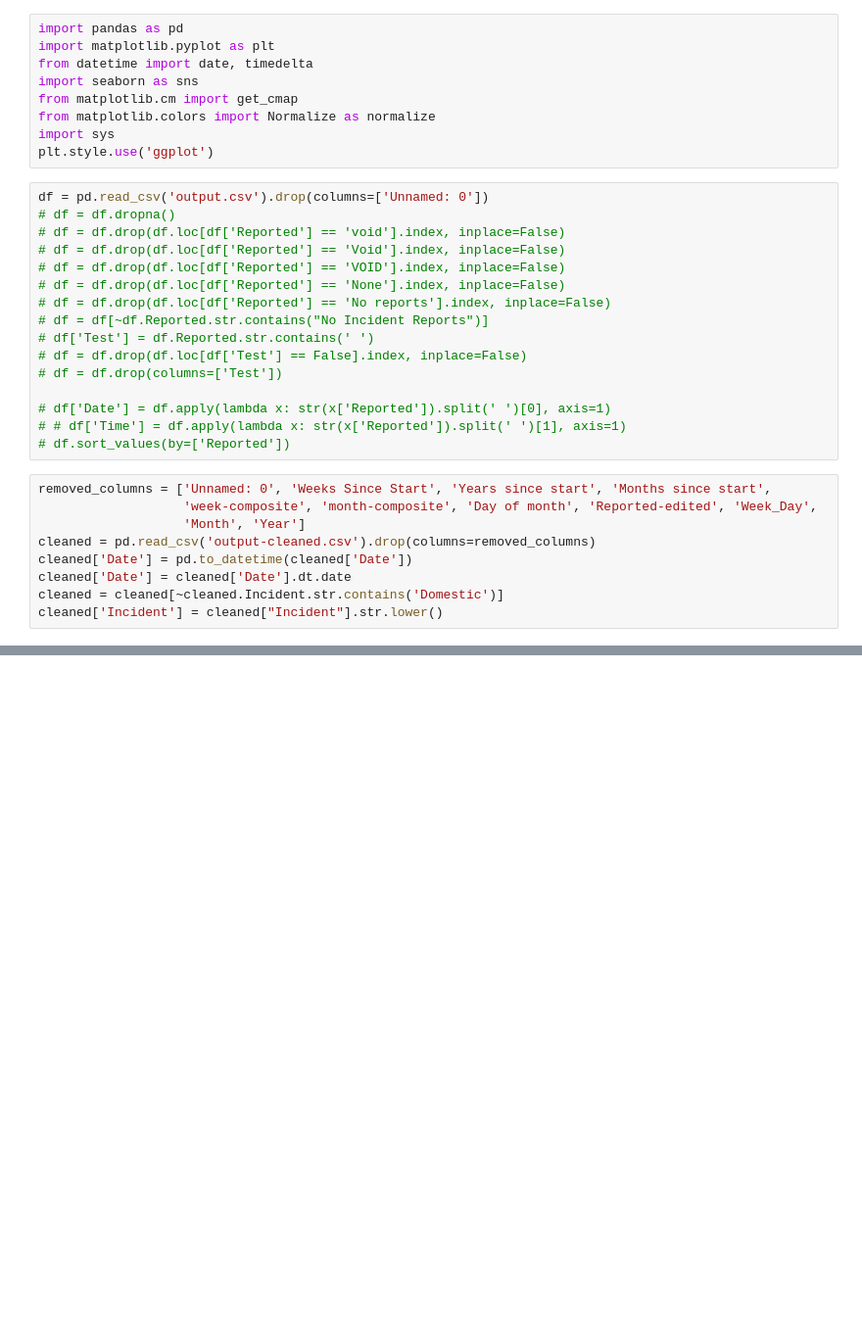
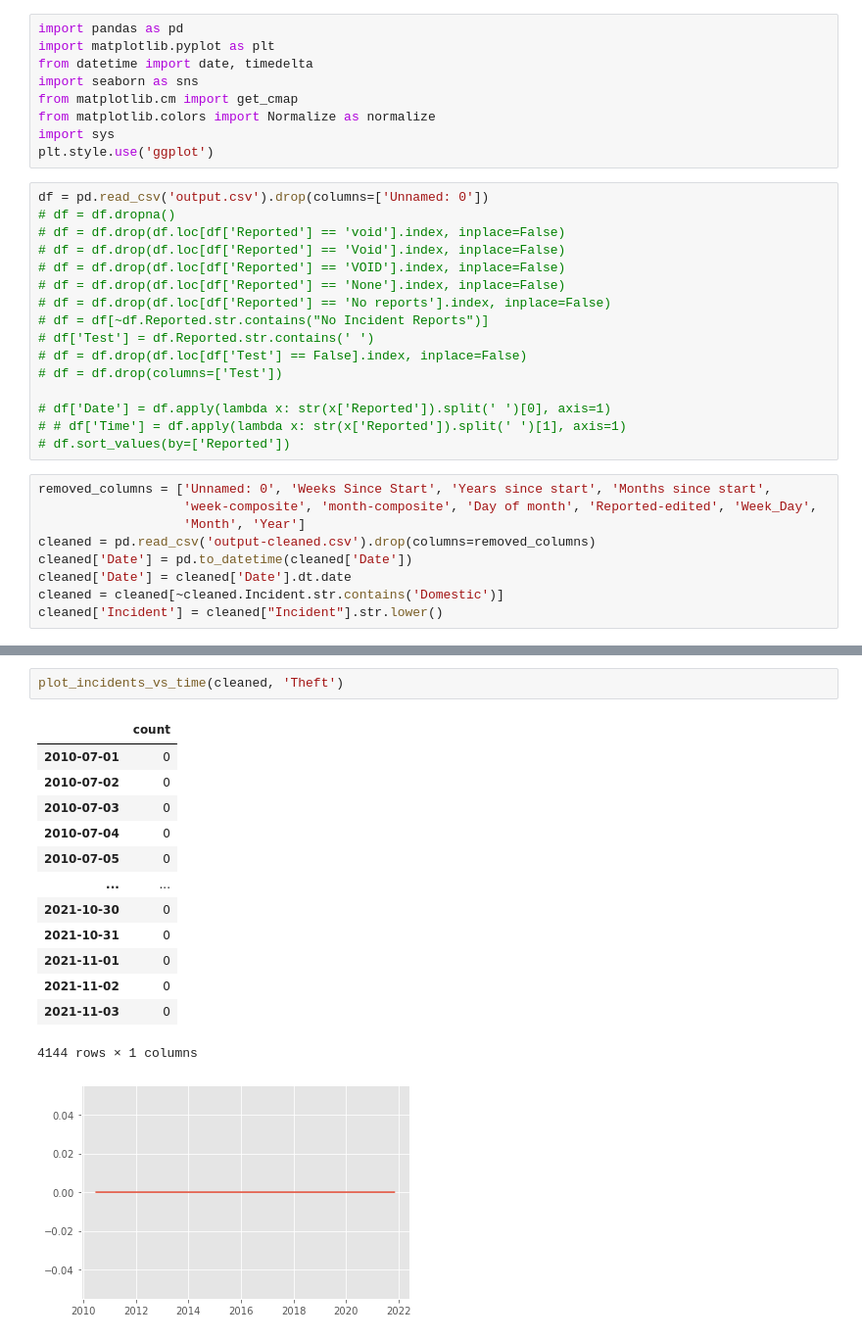
Before and after one commit to UCOpenData/NewCPD, a Jupyter notebook: visualizations.ipynb, the cells around one changed output, grey strips where cells are left out. Shown at 98% size. Drawn from its saved outputs; the diff is of its cells as text; blank space fills up the shorter version.

```diff
--- a/visualizations.ipynb
+++ b/visualizations.ipynb
@@ -161,0 +159,17 @@ plt.bar(index, height, color = gencolors(len(index)))
+# %%
+plot_incidents_vs_time(cleaned, 'Theft')
+# %% [output]
+|  | count |
+| 2010-07-01 | 0 |
+| 2010-07-02 | 0 |
+| 2010-07-03 | 0 |
+| 2010-07-04 | 0 |
+| 2010-07-05 | 0 |
+| ... | ... |
+| 2021-10-30 | 0 |
+| 2021-10-31 | 0 |
+| 2021-11-01 | 0 |
+| 2021-11-02 | 0 |
+| 2021-11-03 | 0 |
+4144 rows × 1 columns
+[figure, added]
```
Also changed, not shown: parts of 4 cells of this notebook, 1 other file.
